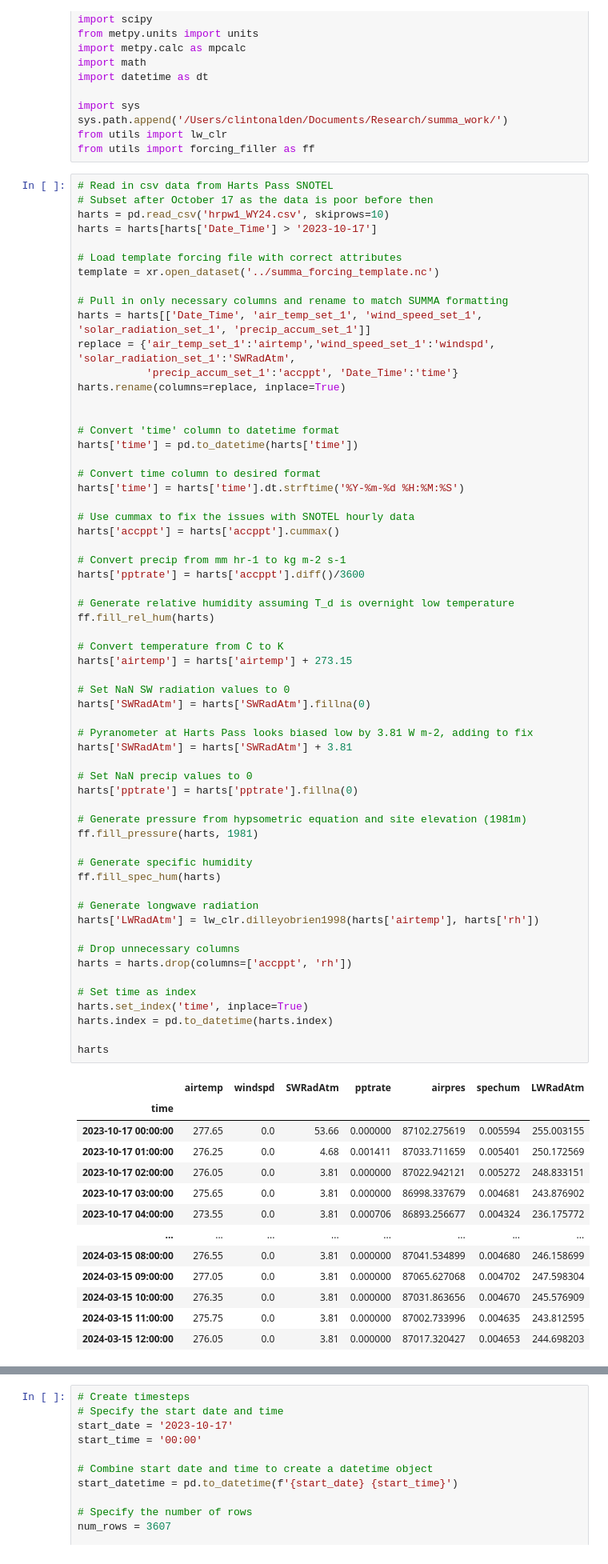
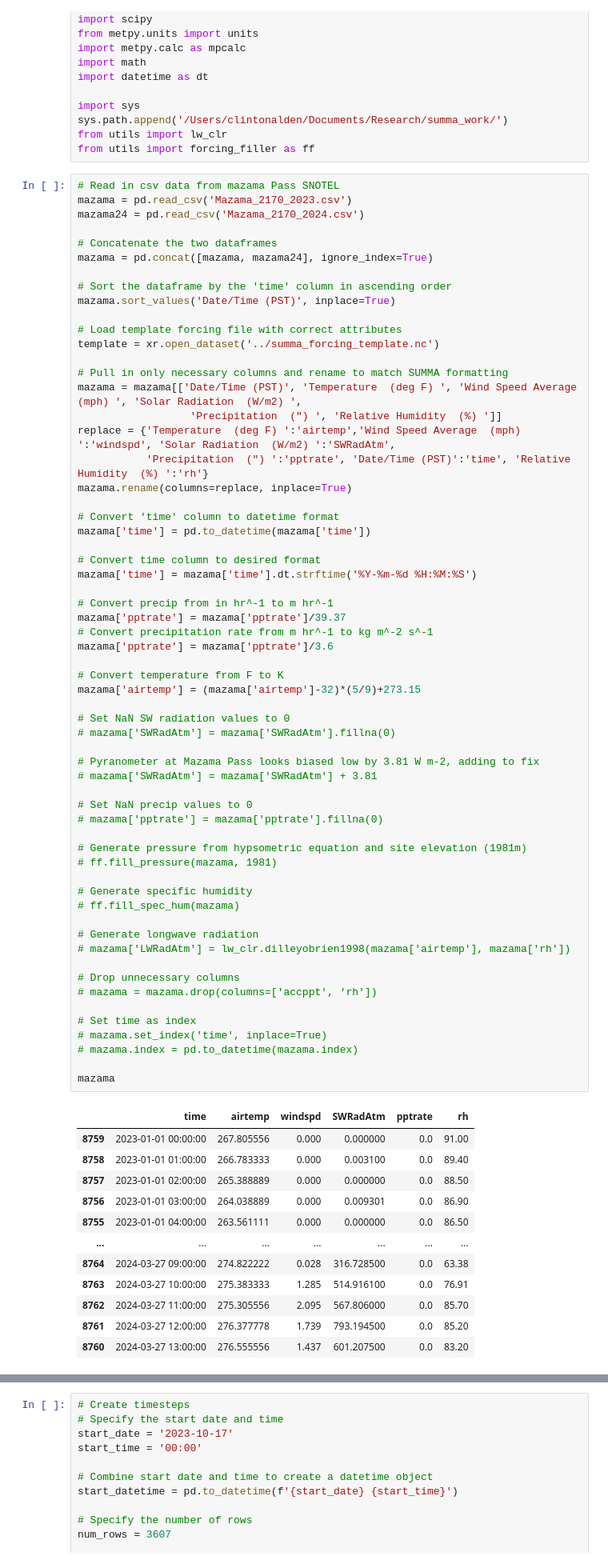
Before and after one commit to clinton-alden/summa, a Jupyter notebook: processing/methow/mazama_proc.ipynb, the cells around one changed output, grey strips where cells are left out. Shown at 80% size. Cells and saved outputs as stored; diff of their text form.

Commit message:
worked on nwac data from mazama

```diff
--- a/processing/methow/mazama_proc.ipynb
+++ b/processing/methow/mazama_proc.ipynb
@@ -14,76 +14,76 @@ sys.path.append('/Users/clintonalden/Documents/Research/summa_work/')
 from utils import lw_clr
 from utils import forcing_filler as ff
 # %%
-# Read in csv data from Harts Pass SNOTEL
-# Subset after October 17 as the data is poor before then
-harts = pd.read_csv('hrpw1_WY24.csv', skiprows=10)
-harts = harts[harts['Date_Time'] > '2023-10-17']
+# Read in csv data from mazama Pass SNOTEL
+mazama = pd.read_csv('Mazama_2170_2023.csv')
+mazama24 = pd.read_csv('Mazama_2170_2024.csv')
+
+# Concatenate the two dataframes
+mazama = pd.concat([mazama, mazama24], ignore_index=True)
+
+# Sort the dataframe by the 'time' column in ascending order
+mazama.sort_values('Date/Time (PST)', inplace=True)
 
 # Load template forcing file with correct attributes
 template = xr.open_dataset('../summa_forcing_template.nc')
 
 # Pull in only necessary columns and rename to match SUMMA formatting
-harts = harts[['Date_Time', 'air_temp_set_1', 'wind_speed_set_1', 'solar_radiation_set_1', 'precip_accum_set_1']]
-replace = {'air_temp_set_1':'airtemp','wind_speed_set_1':'windspd', 'solar_radiation_set_1':'SWRadAtm',
-           'precip_accum_set_1':'accppt', 'Date_Time':'time'}
-harts.rename(columns=replace, inplace=True)
-
+mazama = mazama[['Date/Time (PST)', 'Temperature  (deg F) ', 'Wind Speed Average  (mph) ', 'Solar Radiation  (W/m2) ',
+                  'Precipitation  (") ', 'Relative Humidity  (%) ']]
+replace = {'Temperature  (deg F) ':'airtemp','Wind Speed Average  (mph) ':'windspd', 'Solar Radiation  (W/m2) ':'SWRadAtm',
+           'Precipitation  (") ':'pptrate', 'Date/Time (PST)':'time', 'Relative Humidity  (%) ':'rh'}
+mazama.rename(columns=replace, inplace=True)
 
 # Convert 'time' column to datetime format
-harts['time'] = pd.to_datetime(harts['time'])
+mazama['time'] = pd.to_datetime(mazama['time'])
 
 # Convert time column to desired format
-harts['time'] = harts['time'].dt.strftime('%Y-%m-%d %H:%M:%S')
+mazama['time'] = mazama['time'].dt.strftime('%Y-%m-%d %H:%M:%S')
 
-# Use cummax to fix the issues with SNOTEL hourly data
-harts['accppt'] = harts['accppt'].cummax()
+# Convert precip from in hr^-1 to m hr^-1
+mazama['pptrate'] = mazama['pptrate']/39.37
+# Convert precipitation rate from m hr^-1 to kg m^-2 s^-1
+mazama['pptrate'] = mazama['pptrate']/3.6
 
-# Convert precip from mm hr-1 to kg m-2 s-1
-harts['pptrate'] = harts['accppt'].diff()/3600
-
-# Generate relative humidity assuming T_d is overnight low temperature
-ff.fill_rel_hum(harts)
-
-# Convert temperature from C to K
-harts['airtemp'] = harts['airtemp'] + 273.15
+# Convert temperature from F to K
+mazama['airtemp'] = (mazama['airtemp']-32)*(5/9)+273.15
 
 # Set NaN SW radiation values to 0
-harts['SWRadAtm'] = harts['SWRadAtm'].fillna(0)
+# mazama['SWRadAtm'] = mazama['SWRadAtm'].fillna(0)
 
-# Pyranometer at Harts Pass looks biased low by 3.81 W m-2, adding to fix
-harts['SWRadAtm'] = harts['SWRadAtm'] + 3.81
+# Pyranometer at Mazama Pass looks biased low by 3.81 W m-2, adding to fix
+# mazama['SWRadAtm'] = mazama['SWRadAtm'] + 3.81
 
 # Set NaN precip values to 0
-harts['pptrate'] = harts['pptrate'].fillna(0)
+# mazama['pptrate'] = mazama['pptrate'].fillna(0)
 
 # Generate pressure from hypsometric equation and site elevation (1981m)
-ff.fill_pressure(harts, 1981)
+# ff.fill_pressure(mazama, 1981)
 
 # Generate specific humidity
-ff.fill_spec_hum(harts)
+# ff.fill_spec_hum(mazama)
 
 # Generate longwave radiation
-harts['LWRadAtm'] = lw_clr.dilleyobrien1998(harts['airtemp'], harts['rh'])
+# mazama['LWRadAtm'] = lw_clr.dilleyobrien1998(mazama['airtemp'], mazama['rh'])
 
 # Drop unnecessary columns
-harts = harts.drop(columns=['accppt', 'rh'])
+# mazama = mazama.drop(columns=['accppt', 'rh'])
 
 # Set time as index
-harts.set_index('time', inplace=True)
-harts.index = pd.to_datetime(harts.index)
+# mazama.set_index('time', inplace=True)
+# mazama.index = pd.to_datetime(mazama.index)
 
-harts
+mazama
 # %% [output]
-|  | airtemp | windspd | SWRadAtm | pptrate | airpres | spechum | LWRadAtm |
-| time |  |  |  |  |  |  |  |
-| 2023-10-17 00:00:00 | 277.65 | 0.0 | 53.66 | 0.000000 | 87102.275619 | 0.005594 | 255.003155 |
-| 2023-10-17 01:00:00 | 276.25 | 0.0 | 4.68 | 0.001411 | 87033.711659 | 0.005401 | 250.172569 |
-| 2023-10-17 02:00:00 | 276.05 | 0.0 | 3.81 | 0.000000 | 87022.942121 | 0.005272 | 248.833151 |
-| 2023-10-17 03:00:00 | 275.65 | 0.0 | 3.81 | 0.000000 | 86998.337679 | 0.004681 | 243.876902 |
-| 2023-10-17 04:00:00 | 273.55 | 0.0 | 3.81 | 0.000706 | 86893.256677 | 0.004324 | 236.175772 |
-| ... | ... | ... | ... | ... | ... | ... | ... |
-| 2024-03-15 08:00:00 | 276.55 | 0.0 | 3.81 | 0.000000 | 87041.534899 | 0.004680 | 246.158699 |
-| 2024-03-15 09:00:00 | 277.05 | 0.0 | 3.81 | 0.000000 | 87065.627068 | 0.004702 | 247.598304 |
-| 2024-03-15 10:00:00 | 276.35 | 0.0 | 3.81 | 0.000000 | 87031.863656 | 0.004670 | 245.576909 |
-| 2024-03-15 11:00:00 | 275.75 | 0.0 | 3.81 | 0.000000 | 87002.733996 | 0.004635 | 243.812595 |
-| 2024-03-15 12:00:00 | 276.05 | 0.0 | 3.81 | 0.000000 | 87017.320427 | 0.004653 | 244.698203 |
+|  | time | airtemp | windspd | SWRadAtm | pptrate | rh |
+| 8759 | 2023-01-01 00:00:00 | 267.805556 | 0.000 | 0.000000 | 0.0 | 91.00 |
+| 8758 | 2023-01-01 01:00:00 | 266.783333 | 0.000 | 0.003100 | 0.0 | 89.40 |
+| 8757 | 2023-01-01 02:00:00 | 265.388889 | 0.000 | 0.000000 | 0.0 | 88.50 |
+| 8756 | 2023-01-01 03:00:00 | 264.038889 | 0.000 | 0.009301 | 0.0 | 86.90 |
+| 8755 | 2023-01-01 04:00:00 | 263.561111 | 0.000 | 0.000000 | 0.0 | 86.50 |
+| ... | ... | ... | ... | ... | ... | ... |
+| 8764 | 2024-03-27 09:00:00 | 274.822222 | 0.028 | 316.728500 | 0.0 | 63.38 |
+| 8763 | 2024-03-27 10:00:00 | 275.383333 | 1.285 | 514.916100 | 0.0 | 76.91 |
+| 8762 | 2024-03-27 11:00:00 | 275.305556 | 2.095 | 567.806000 | 0.0 | 85.70 |
+| 8761 | 2024-03-27 12:00:00 | 276.377778 | 1.739 | 793.194500 | 0.0 | 85.20 |
+| 8760 | 2024-03-27 13:00:00 | 276.555556 | 1.437 | 601.207500 | 0.0 | 83.20 |
```
Also changed, not shown: parts of 3 cells of this notebook.
